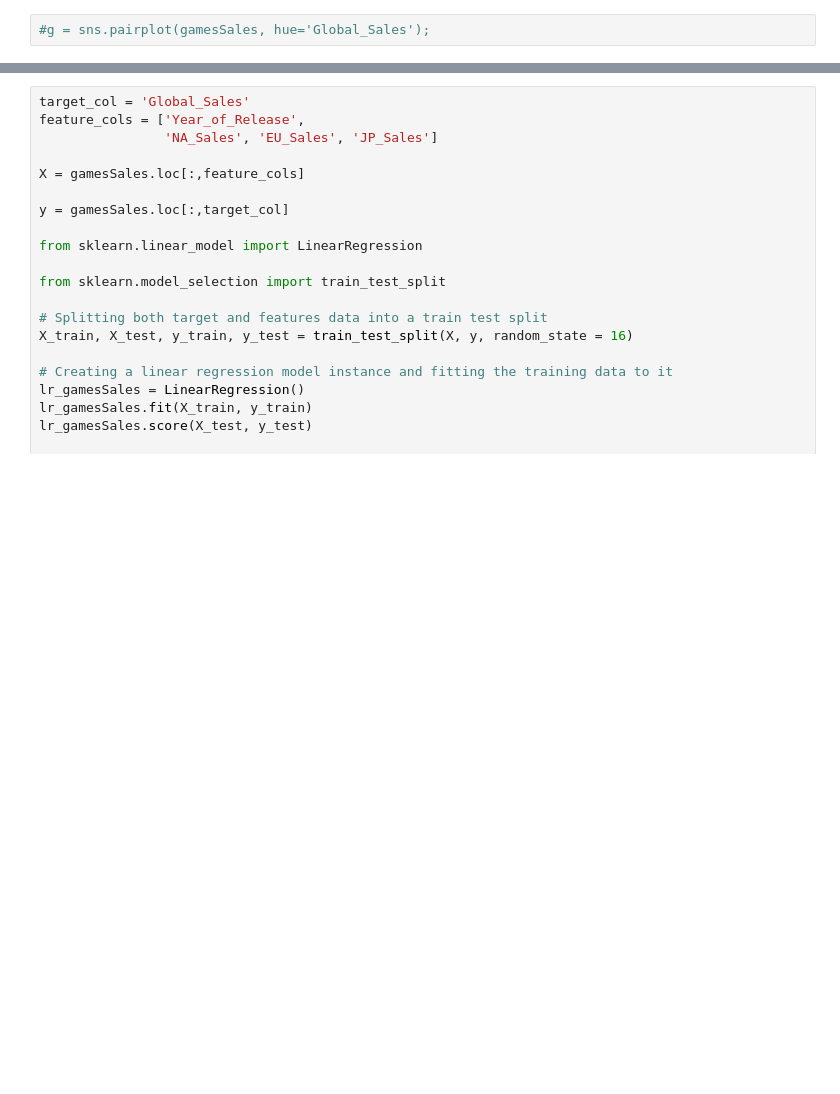
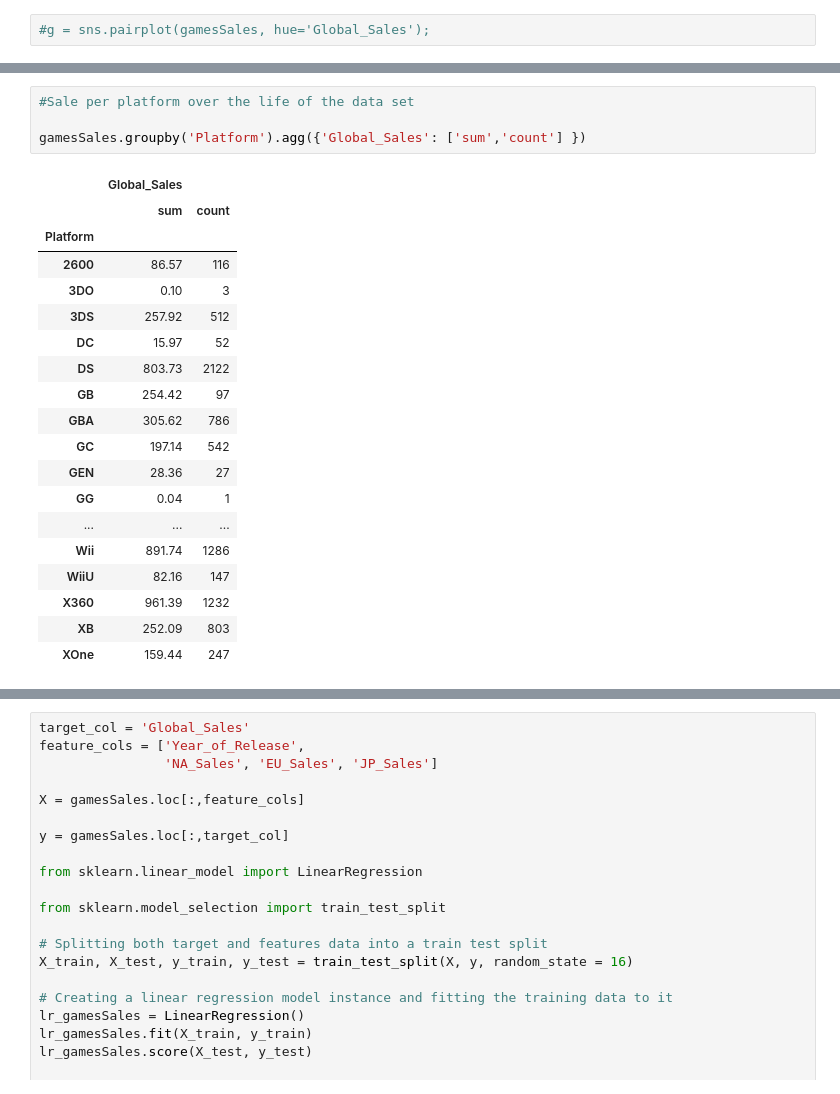
Before and after one commit to rejohnsonjr/Springboard_DS_Track, a Jupyter notebook: Games_Sales.ipynb, the cells around one changed output, grey strips where cells are left out. Saved outputs shown, nothing was run; the diff lists cells and outputs as text; blank space fills up the shorter version.

```diff
--- a/Games_Sales.ipynb
+++ b/Games_Sales.ipynb
@@ -104,0 +159,24 @@ sns.heatmap(gamesSales.corr(),
+# %%
+#Sale per platform over the life of the data set
+
+gamesSales.groupby('Platform').agg({'Global_Sales': ['sum','count'] })
+# %% [output]
+|  | Global_Sales |  |
+|  | sum | count |
+| Platform |  |  |
+| 2600 | 86.57 | 116 |
+| 3DO | 0.10 | 3 |
+| 3DS | 257.92 | 512 |
+| DC | 15.97 | 52 |
+| DS | 803.73 | 2122 |
+| GB | 254.42 | 97 |
+| GBA | 305.62 | 786 |
+| GC | 197.14 | 542 |
+| GEN | 28.36 | 27 |
+| GG | 0.04 | 1 |
+| ... | ... | ... |
+| Wii | 891.74 | 1286 |
+| WiiU | 82.16 | 147 |
+| X360 | 961.39 | 1232 |
+| XB | 252.09 | 803 |
+| XOne | 159.44 | 247 |
```
Also changed, not shown: parts of 8 cells of this notebook.
